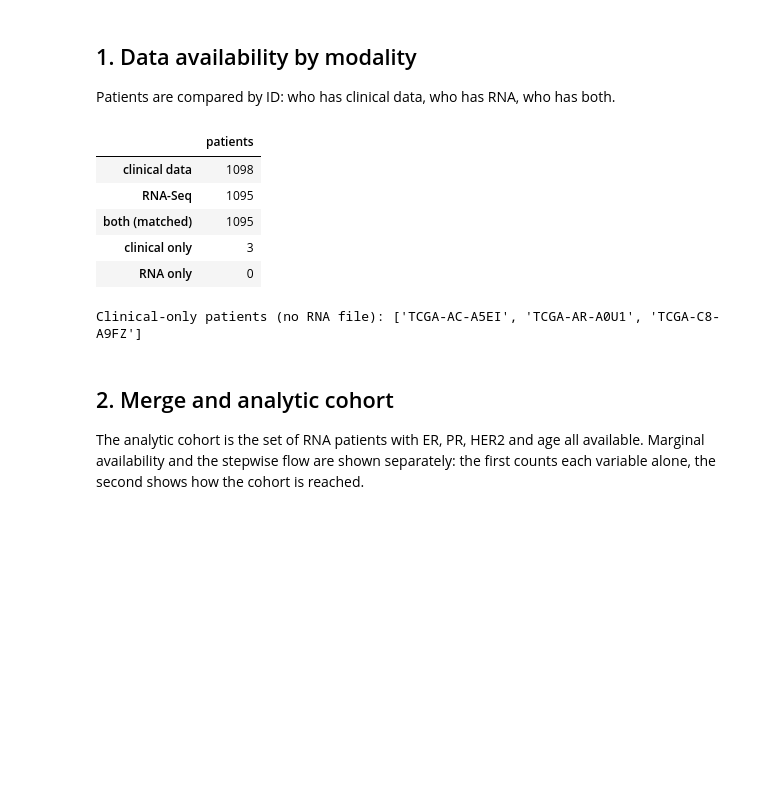
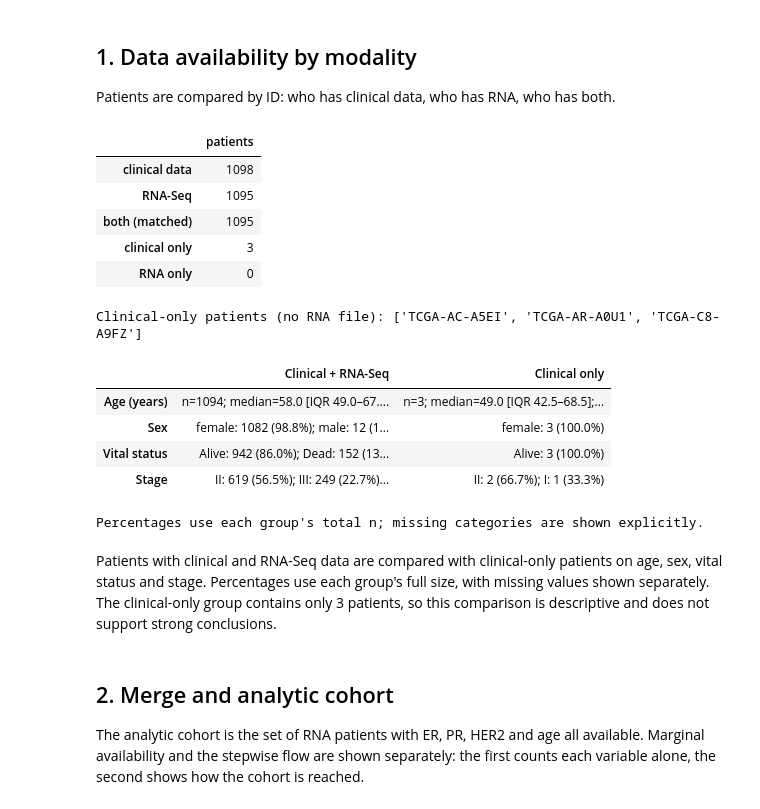
Before and after one commit to Pouria-8118/Statistics-Project-TCGA-BRCA, a Jupyter notebook: notebooks/04_integration_descriptives_final_question.ipynb, the cells around one changed output. Cells and saved outputs as stored; diff of their text form; code cells hidden in the pictures; blank space fills up the shorter version.

```diff
--- a/notebooks/04_integration_descriptives_final_question.ipynb
+++ b/notebooks/04_integration_descriptives_final_question.ipynb
@@ -76,17 +76,79 @@ Patients are compared by ID: who has clinical data, who has RNA, who has both.
 # %%
 c_ids, r_ids = set(clin["patient_submitter_id"]), set(mol["patient_submitter_id"])
 avail = pd.DataFrame({"patients": [len(c_ids), len(r_ids), len(c_ids & r_ids), len(c_ids - r_ids), len(r_ids - c_ids)]},
                      index=["clinical data", "RNA-Seq", "both (matched)", "clinical only", "RNA only"])
 display(avail)
 print("Clinical-only patients (no RNA file):", sorted(c_ids - r_ids))
+
+# Clinical-only vs patients with both modalities (descriptive).
+clinical_modalities = clin[
+    ["patient_submitter_id", "age", "sex", "vital_status", "stage"]
+].copy()
+
+clinical_modalities["data_group"] = np.where(
+    clinical_modalities["patient_submitter_id"].isin(r_ids),
+    "Clinical + RNA-Seq",
+    "Clinical only"
+)
+
+assert clinical_modalities["patient_submitter_id"].is_unique
+
+def modality_summary(group, variable):
+    if variable == "age":
+        x = pd.to_numeric(group[variable], errors="coerce").dropna()
+        if x.empty:
+            return f"n=0; missing={len(group)}"
+
+        return (
+            f"n={len(x)}; median={x.median():.1f} "
+            f"[IQR {x.quantile(.25):.1f}–{x.quantile(.75):.1f}]; "
+            f"missing={len(group) - len(x)}"
+        )
+
+    values = group[variable].fillna("Missing").astype(str)
+    counts = values.value_counts()
+
+    return "; ".join(
+        f"{level}: {n} ({100 * n / len(group):.1f}%)"
+        for level, n in counts.items()
+    )
+
+groups = {
+    label: clinical_modalities.loc[
+        clinical_modalities["data_group"] == label
+    ]
+    for label in ["Clinical + RNA-Seq", "Clinical only"]
+}
+
+comparison = pd.DataFrame(
+    {
+        label: [
+            modality_summary(group, variable)
+            for variable in ["age", "sex", "vital_status", "stage"]
+        ]
+        for label, group in groups.items()
+    },
+    index=["Age (years)", "Sex", "Vital status", "Stage"]
+)
+
+display(comparison)
+print("Percentages use each group's total n; missing categories are shown explicitly.")
 # %% [output]
 |  | patients |
 | clinical data | 1098 |
 | RNA-Seq | 1095 |
 | both (matched) | 1095 |
 | clinical only | 3 |
 | RNA only | 0 |
 Clinical-only patients (no RNA file): ['TCGA-AC-A5EI', 'TCGA-AR-A0U1', 'TCGA-C8-A9FZ']
+|  | Clinical + RNA-Seq | Clinical only |
+| Age (years) | n=1094; median=58.0 [IQR 49.0–67.... | n=3; median=49.0 [IQR 42.5–68.5];... |
+| Sex | female: 1082 (98.8%); male: 12 (1... | female: 3 (100.0%) |
+| Vital status | Alive: 942 (86.0%); Dead: 152 (13... | Alive: 3 (100.0%) |
+| Stage | II: 619 (56.5%); III: 249 (22.7%)... | II: 2 (66.7%); I: 1 (33.3%) |
+Percentages use each group's total n; missing categories are shown explicitly.
+# %% [markdown]
+Patients with clinical and RNA-Seq data are compared with clinical-only patients on age, sex, vital status and stage. Percentages use each group's full size, with missing values shown separately. The clinical-only group contains only 3 patients, so this comparison is descriptive and does not support strong conclusions.
 # %% [markdown]
 ## 2. Merge and analytic cohort
 
```
Also changed, not shown: parts of 2 cells of this notebook, 7 other files.
